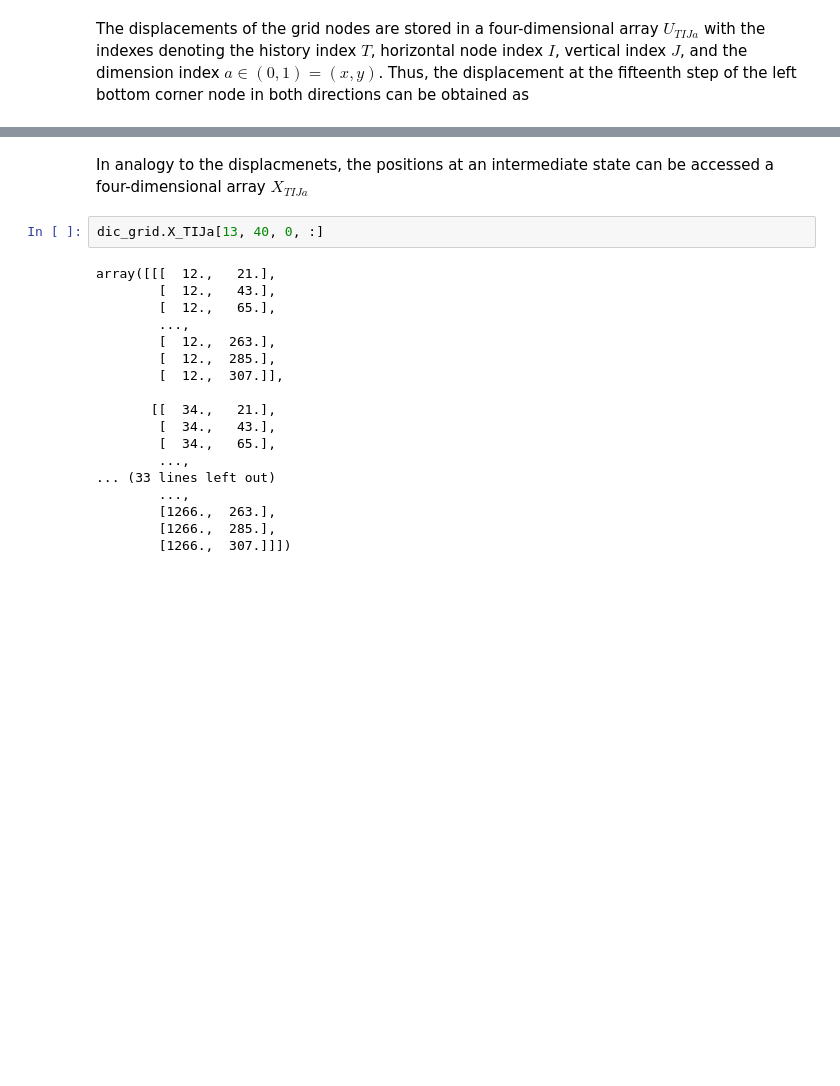
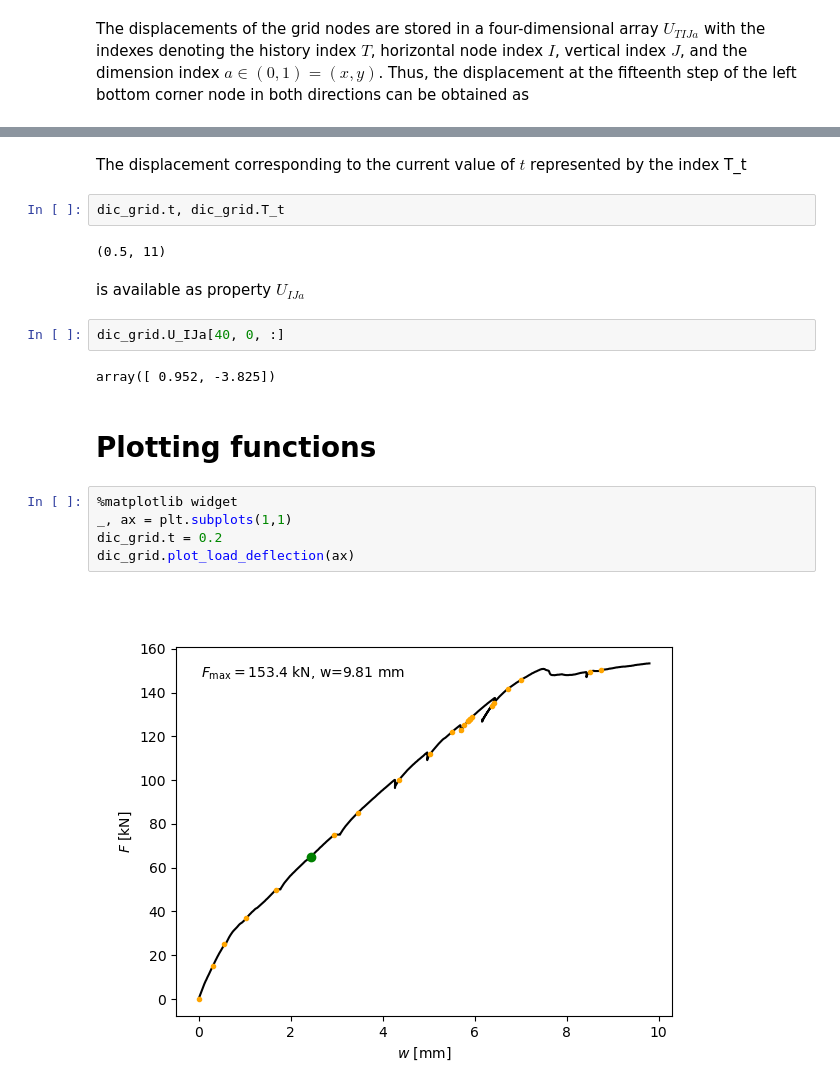
Before and after one commit to bmcs-group/bmcs_shear_zone, a Jupyter notebook: bmcs_shear/dic_crack/dic_grid.ipynb, the cells around one changed output, grey strips where cells are left out. Drawn from its saved outputs; the diff is of its cells as text; blank space fills up the shorter version.

```diff
--- a/bmcs_shear/dic_crack/dic_grid.ipynb
+++ b/bmcs_shear/dic_crack/dic_grid.ipynb
@@ -226,22 +238,21 @@ array([ 0.979, -3.943])
+# %% [markdown]
+The displacement corresponding to the current value of $t$ represented by the index T_t
+# %%
+dic_grid.t, dic_grid.T_t
+# %% [output]
+(0.5, 11)
 # %% [markdown]
-In analogy to the displacmenets, the positions at an intermediate state can be accessed a four-dimensional array $X_{TIJa}$
+is available as property $U_{IJa}$
 # %%
-dic_grid.X_TIJa[13, 40, 0, :]
+dic_grid.U_IJa[40, 0, :]
 # %% [output]
-array([[[  12.,   21.],
-        [  12.,   43.],
-        [  12.,   65.],
-        ...,
-        [  12.,  263.],
-        [  12.,  285.],
-        [  12.,  307.]],
-
-       [[  34.,   21.],
-        [  34.,   43.],
-        [  34.,   65.],
-        ...,
-... (33 lines left out)
-        ...,
-        [1266.,  263.],
-        [1266.,  285.],
-        [1266.,  307.]]])
+array([ 0.952, -3.825])
+# %% [markdown]
+# Plotting functions
+# %%
+%matplotlib widget
+_, ax = plt.subplots(1,1)
+dic_grid.t = 0.2
+dic_grid.plot_load_deflection(ax)
+# %% [output]
+[figure, added]
```
Also changed, not shown: parts of 14 cells of this notebook, 1 other file.
